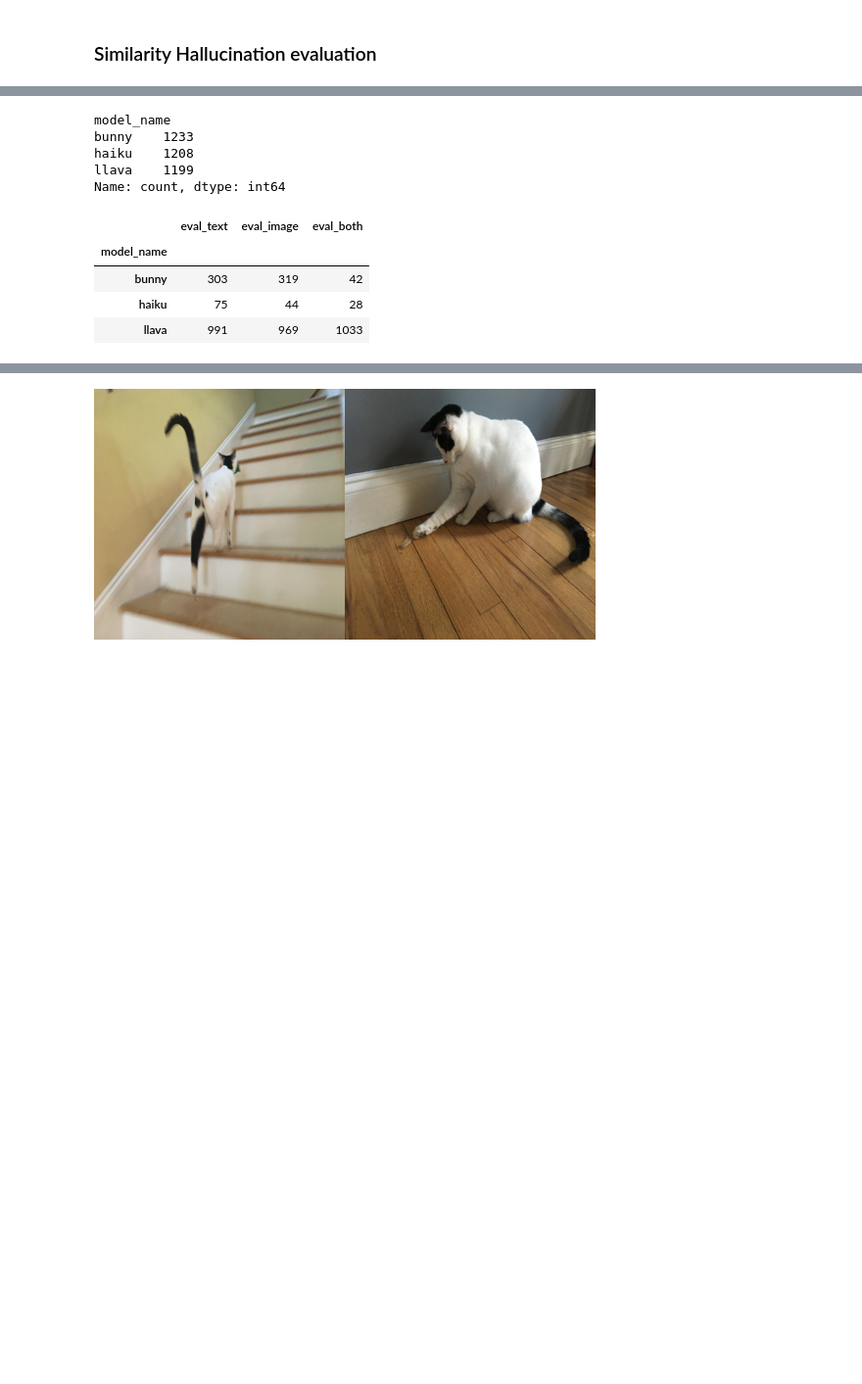
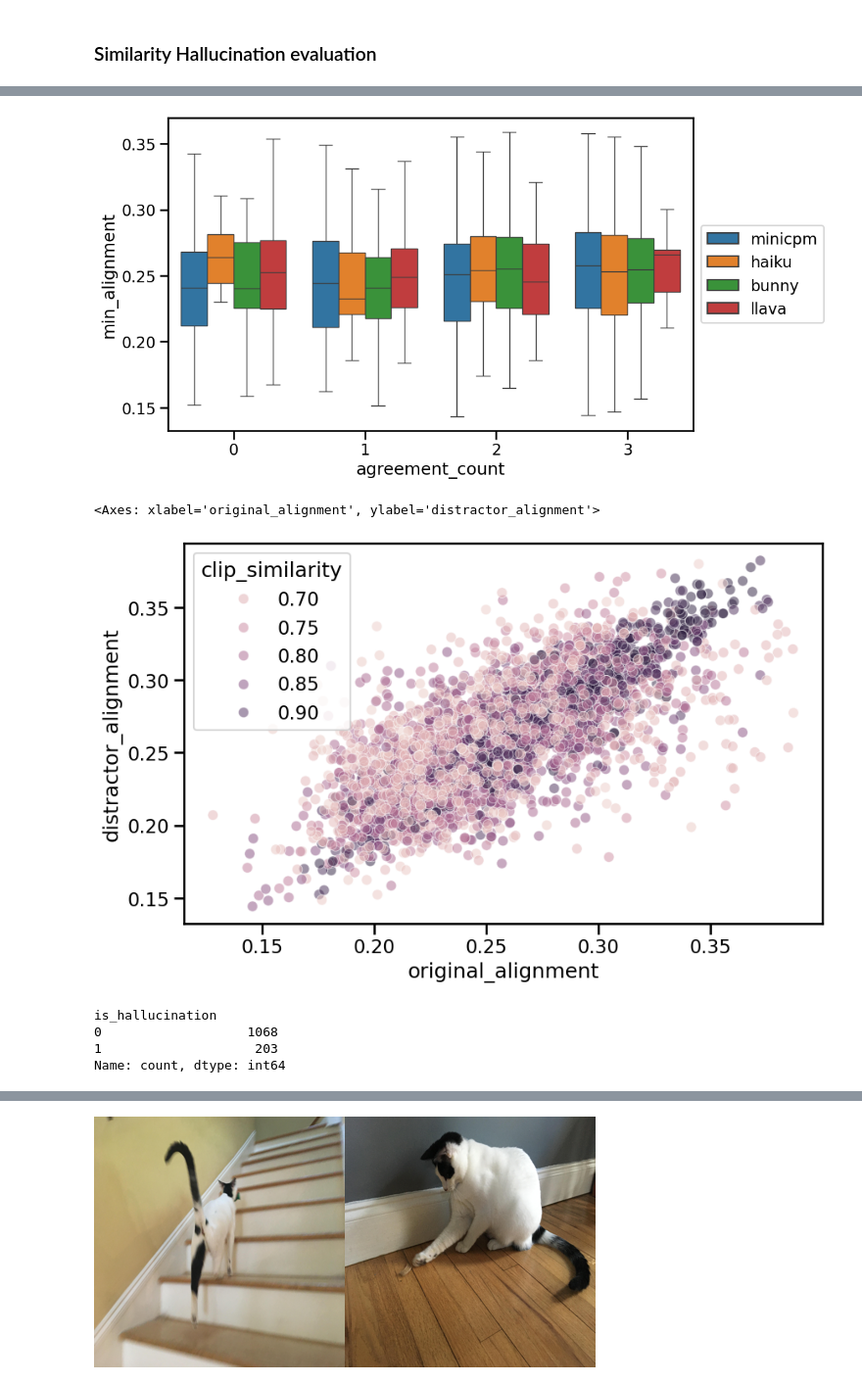
Before and after one commit to gautierdag/HallusionBench, a Jupyter notebook: similarity.ipynb, the cells around one changed output, grey strips where cells are left out. Shown at 98% size. Saved outputs shown, nothing was run; the diff lists cells and outputs as text; code cells hidden in the pictures; blank space fills up the shorter version.

```diff
--- a/similarity.ipynb
+++ b/similarity.ipynb
@@ -164,19 +184,44 @@ statements_df["is_hallucination"] = statements_df.apply(
+# %%
+import seaborn as sns
+import matplotlib.pyplot as plt
+
+
+# agreement_count  vs min_alignment
+plt.figure(figsize=(10, 6))
+sns.boxplot(
+    x="agreement_count",
+    y="min_alignment",
+    data=statements_df,
+    hue="model_name",
+    showfliers=False,
+)
+# legend right
+plt.legend(loc="center left", bbox_to_anchor=(1, 0.5))
+plt.show()
+
+
+plt.figure(figsize=(10, 6))
+sns.scatterplot(
+    x="original_alignment",
+    # y="agreement_count",
+    y="distractor_alignment",
+    data=statements_df,
+    hue="clip_similarity",
+    alpha=0.5,
+)
+# %% [output]
+[figure, added]
+<Axes: xlabel='original_alignment', ylabel='distractor_alignment'>
+[figure, added]
 # %%
-statements_df.model_name.value_counts()
+# statements_df.model_name.value_counts()
+statements_df[statements_df.model_name == "minicpm"][
+    ["is_hallucination"]
+].value_counts()
 # %% [output]
-model_name
-bunny    1233
-haiku    1208
-llava    1199
+is_hallucination
+0                   1068
+1                    203
 Name: count, dtype: int64
 # %%
-# count if one
-statements_df.groupby("model_name")[["eval_text", "eval_image", "eval_both"]].apply(
-    lambda x: (x == "one").sum()
-)
+statements_df.
-# %% [output]
-|  | eval_text | eval_image | eval_both |
-| model_name |  |  |  |
-| bunny | 303 | 319 | 42 |
-| haiku | 75 | 44 | 28 |
-| llava | 991 | 969 | 1033 |
```
Also changed, not shown: parts of 19 cells of this notebook, 13 other files.
